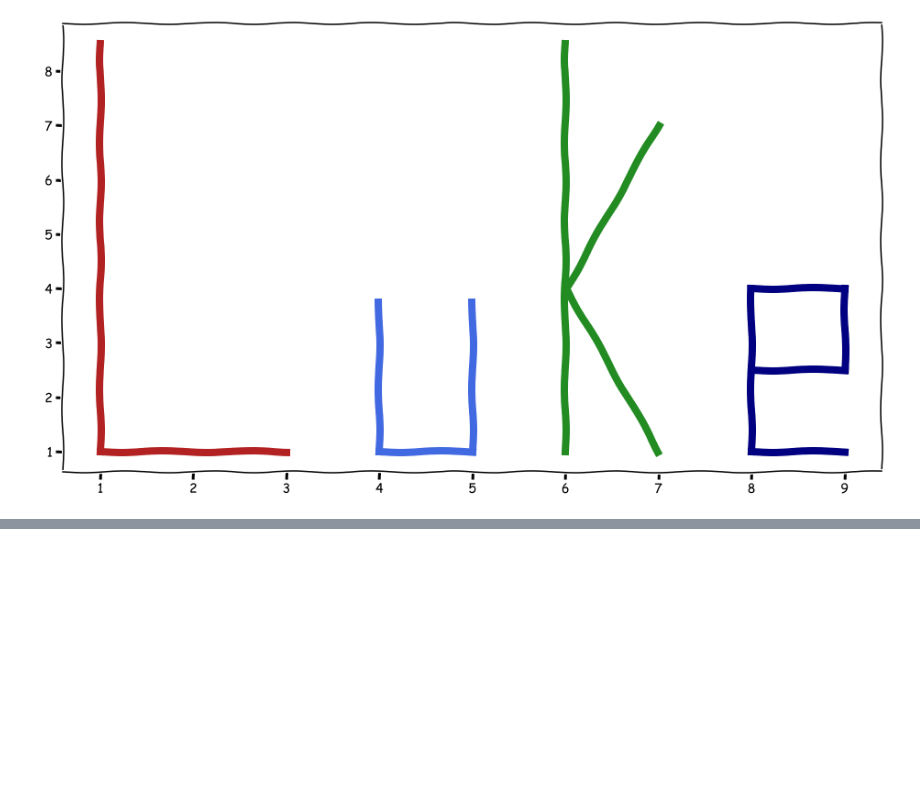
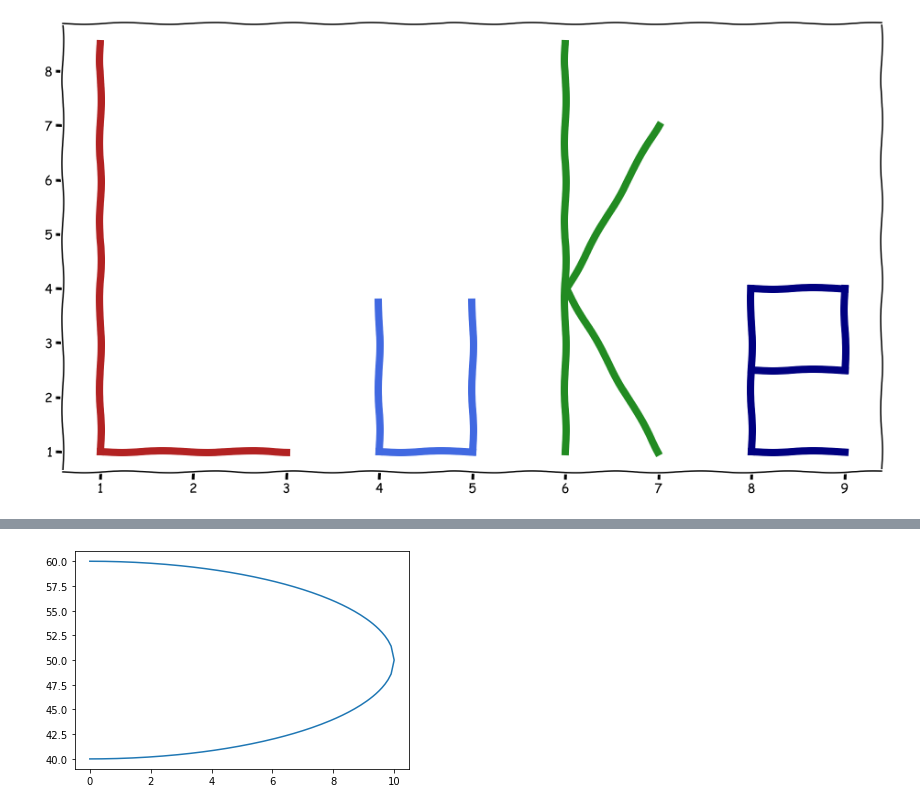
Before and after one commit to lukewbecker/numpy-pandas-visualization-exercises, a Jupyter notebook: big_o_notation.ipynb, the cells around one changed output, grey strips where cells are left out. Saved outputs shown, nothing was run; the diff lists cells and outputs as text; code cells hidden in the pictures; blank space fills up the shorter version.

```diff
--- a/big_o_notation.ipynb
+++ b/big_o_notation.ipynb
@@ -249,0 +260,24 @@ plt.show()
+# %%
+def generate_semicircle(center_x, center_y, radius, stepsize=0.1):
+    """
+    generates coordinates for a semicircle, centered at center_x, center_y
+    """
+
+    x = np.arange(center_x, center_x+radius+stepsize, stepsize)
+    y = np.sqrt(radius**2 - x**2)
+
+    # since each x value has two corresponding y-values, duplicate x-axis.
+    # [::-1] is required to have the correct order of elements for plt.plot.
+    x = np.concatenate([x,x[::-1]])
+
+    # concatenate y and flipped y.
+    y = np.concatenate([y,-y[::-1]])
+
+    return x, y + center_y
+# %%
+# From stack exchange:
+x,y = generate_semicircle(0,50,10, 0.1)
+plt.plot(x, y)
+plt.show()
+# %% [output]
+[figure, added]
```
Also changed, not shown: parts of 3 cells of this notebook.
